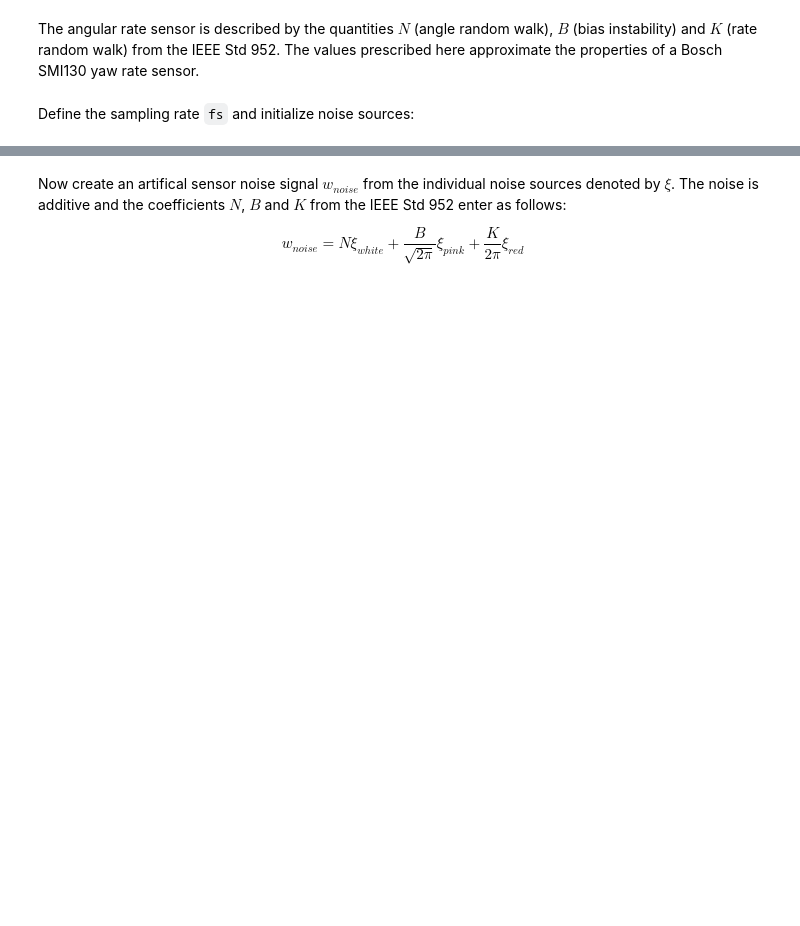
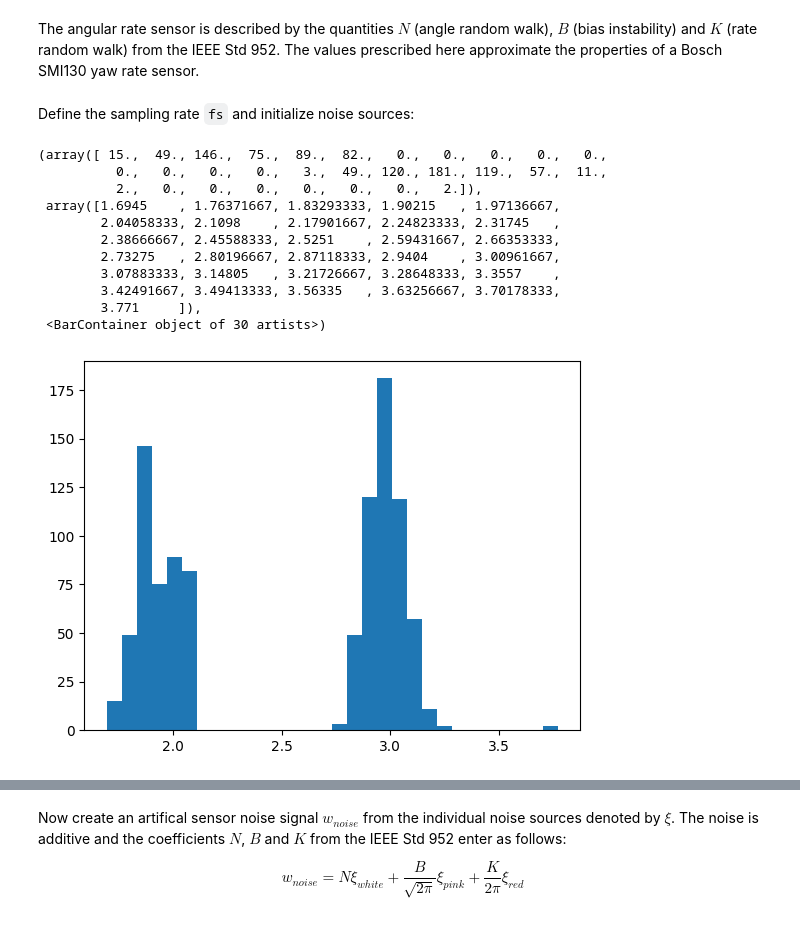
Before and after one commit to diplodocuslongus/depthai2know, a Jupyter notebook: IMU/imu_noise_characterization.ipynb, the cells around one changed output, grey strips where cells are left out. Saved outputs shown, nothing was run; the diff lists cells and outputs as text; code cells hidden in the pictures; blank space fills up the shorter version.

```diff
--- a/IMU/imu_noise_characterization.ipynb
+++ b/IMU/imu_noise_characterization.ipynb
@@ -52,0 +63,18 @@ def half_max_x(x, y):
+# %%
+acc_ts_grad=np.gradient(acc_ts)
+# print(f'{np.gradient(acc_ts)}')
+plt.hist(acc_ts_grad,NBINS)
+# print(dataArr.shape)
+# %% [output]
+(array([ 15.,  49., 146.,  75.,  89.,  82.,   0.,   0.,   0.,   0.,   0.,
+          0.,   0.,   0.,   0.,   3.,  49., 120., 181., 119.,  57.,  11.,
+          2.,   0.,   0.,   0.,   0.,   0.,   0.,   2.]),
+ array([1.6945    , 1.76371667, 1.83293333, 1.90215   , 1.97136667,
+        2.04058333, 2.1098    , 2.17901667, 2.24823333, 2.31745   ,
+        2.38666667, 2.45588333, 2.5251    , 2.59431667, 2.66353333,
+        2.73275   , 2.80196667, 2.87118333, 2.9404    , 3.00961667,
+        3.07883333, 3.14805   , 3.21726667, 3.28648333, 3.3557    ,
+        3.42491667, 3.49413333, 3.56335   , 3.63256667, 3.70178333,
+        3.771     ]),
+ <BarContainer object of 30 artists>)
+[figure, added]
```
Also changed, not shown: parts of 12 cells of this notebook, 1 other file.
